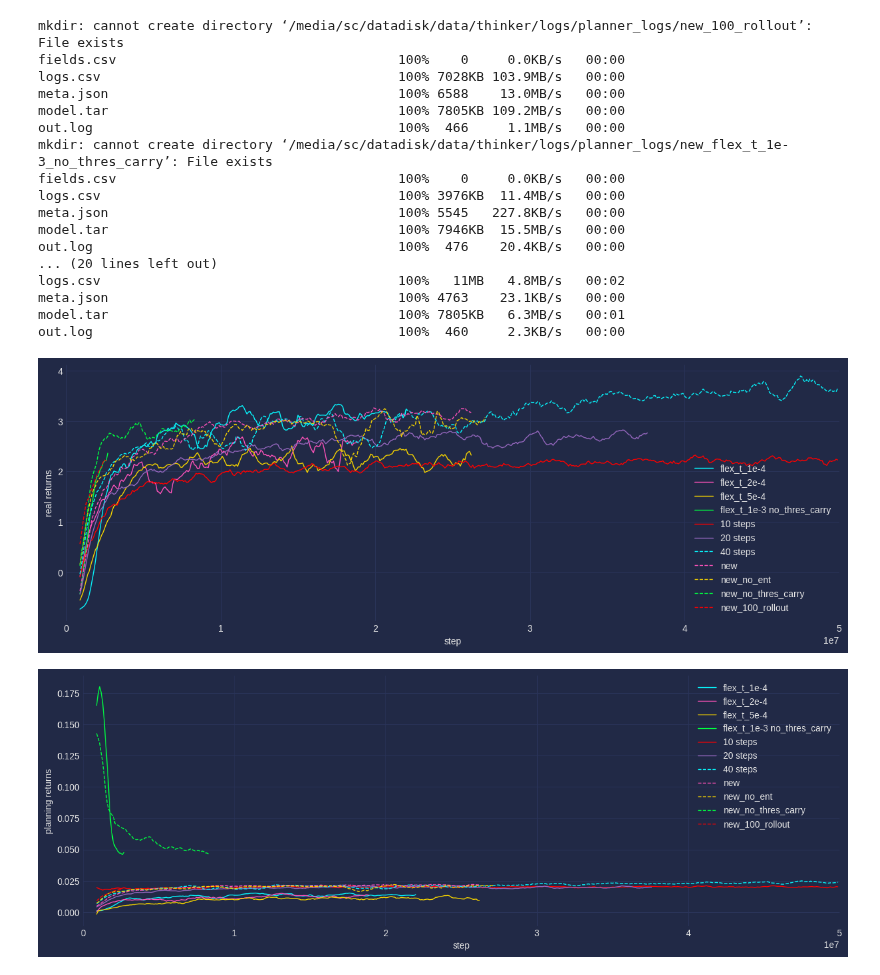
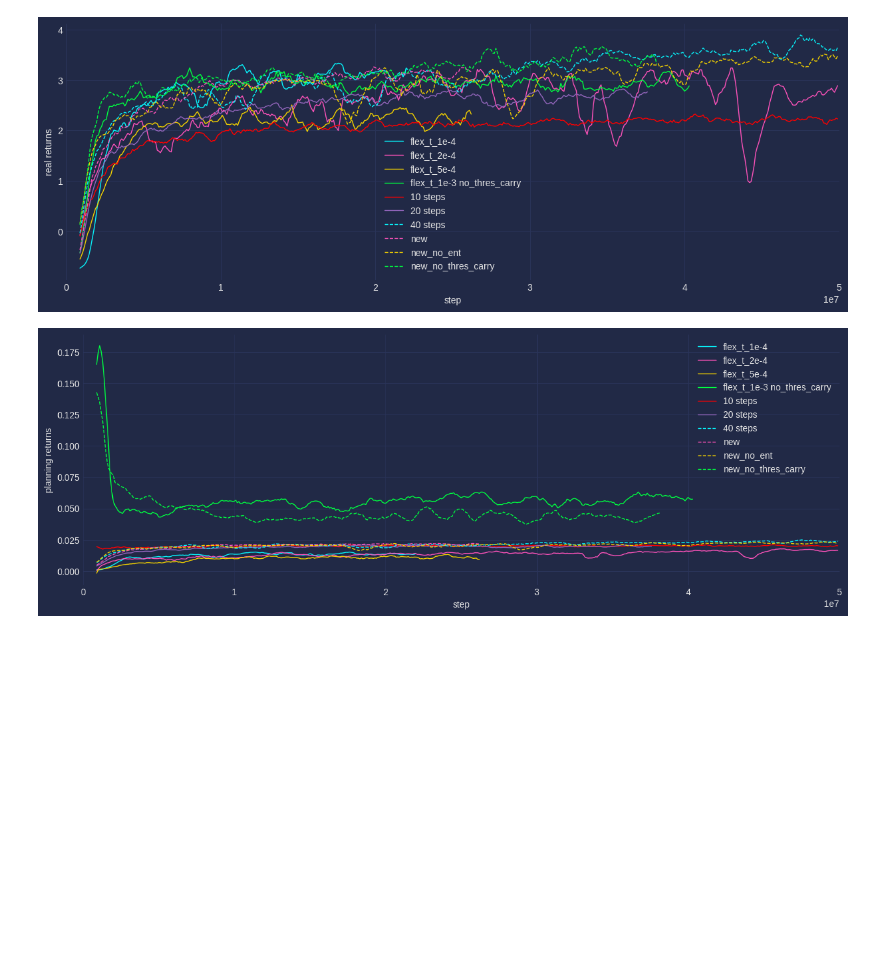
Before and after one commit to tuphs28/thinker_private_planning, a Jupyter notebook: plot.ipynb, the cells around one changed output. Saved outputs shown, nothing was run; the diff lists cells and outputs as text; code cells hidden in the pictures; blank space fills up the shorter version.

```diff
--- a/plot.ipynb
+++ b/plot.ipynb
@@ -116,7 +116,7 @@ def download(dir, refresh=True, load=True, load_runs=None):
     latest_runs = {#"uk": "alstm_3_1_rec_n_10_rei_aug2_clip_mem1_imcost_1_perfect_threscarry",
                    "ukl": "new_100_rollout",
                    "cam": "new_flex_t_1e-3_no_thres_carry",
-                   "v1": "new_no_ent",
+                   "v1": "new_large_ent",
                    "v2": "new_flex_t_2e-4",
                    "v4": "new_no_thres_carry",
                   }
@@ -161,51 +161,34 @@ def add_plan_step(stats):
 %matplotlib inline
 #%matplotlib qt
 
 dir = "/media/sc/datadisk/data/thinker/logs/planner_logs"
 #dir = "D:\\data\\thinker\\logs\\planner_logs"
-download(dir, refresh=True, load=False)
+#download(dir, refresh=True, load=False)
 
 #style = None
 style = "cyberpunk"
 figsize = (15, 5)
 
 plot_dict = {
    "new_flex_t_1e-4": "flex_t_1e-4",
    "new_flex_t_2e-4": "flex_t_2e-4",
    "new_flex_t_5e-4": "flex_t_5e-4",
    "new_flex_t_1e-3_no_thres_carry": "flex_t_1e-3 no_thres_carry",
    "alstm_3_1_rec_n_10_rei_aug2_clip_mem1_imcost_1_perfect_treecarry_threscarry": "10 steps",
    "alstm_3_1_rec_n_20_rei_aug2_clip_mem1_imcost_1_perfect_treecarry_threscarry": "20 steps",
    "alstm_3_1_rec_n_40_rei_aug2_clip_mem1_imcost_1_perfect_treecarry_threscarry": "40 steps",
    "new": "new",
    "new_no_ent": "new_no_ent",
    "new_no_thres_carry": "new_no_thres_carry",
-   "new_100_rollout": "new_100_rollout",
+   #"new_100_rollout": "new_100_rollout",
 }
 
 all_stats = download(dir, refresh=False, load=True, load_runs=plot_dict.keys())
 
 plot(all_stats, "eps_ret", plot_dict, mv_avg=10, baseline=0, xlim=int(5e7), style=style, figsize=figsize)
 plot(all_stats, "rmean_im_episode_return", plot_dict, baseline=0, mv_avg=10, xlim=int(5e7), style=style, figsize=figsize)
 plot(all_stats, "max_rollout_depth", plot_dict, baseline=0, mv_avg=10, xlim=int(5e7), style=style, figsize=figsize)
 plot(all_stats, "mean_plan_step", plot_dict, baseline=0, mv_avg=10, xlim=int(5e7), style=style, figsize=figsize)
 # %% [output]
-mkdir: cannot create directory ‘/media/sc/datadisk/data/thinker/logs/planner_logs/new_100_rollout’: File exists
-fields.csv                                    100%    0     0.0KB/s   00:00
-logs.csv                                      100% 7028KB 103.9MB/s   00:00
-meta.json                                     100% 6588    13.0MB/s   00:00
-model.tar                                     100% 7805KB 109.2MB/s   00:00
-out.log                                       100%  466     1.1MB/s   00:00
-mkdir: cannot create directory ‘/media/sc/datadisk/data/thinker/logs/planner_logs/new_flex_t_1e-3_no_thres_carry’: File exists
-fields.csv                                    100%    0     0.0KB/s   00:00
-logs.csv                                      100% 3976KB  11.4MB/s   00:00
-meta.json                                     100% 5545   227.8KB/s   00:00
-model.tar                                     100% 7946KB  15.5MB/s   00:00
-out.log                                       100%  476    20.4KB/s   00:00
-... (20 lines left out)
-logs.csv                                      100%   11MB   4.8MB/s   00:02
-meta.json                                     100% 4763    23.1KB/s   00:00
-model.tar                                     100% 7805KB   6.3MB/s   00:01
-out.log                                       100%  460     2.3KB/s   00:00
-[figure, old version]
+[figure, new version]
-[figure, old version]
+[figure, new version]
```
Also changed, not shown: parts of 1 cell of this notebook, 17 other files.
